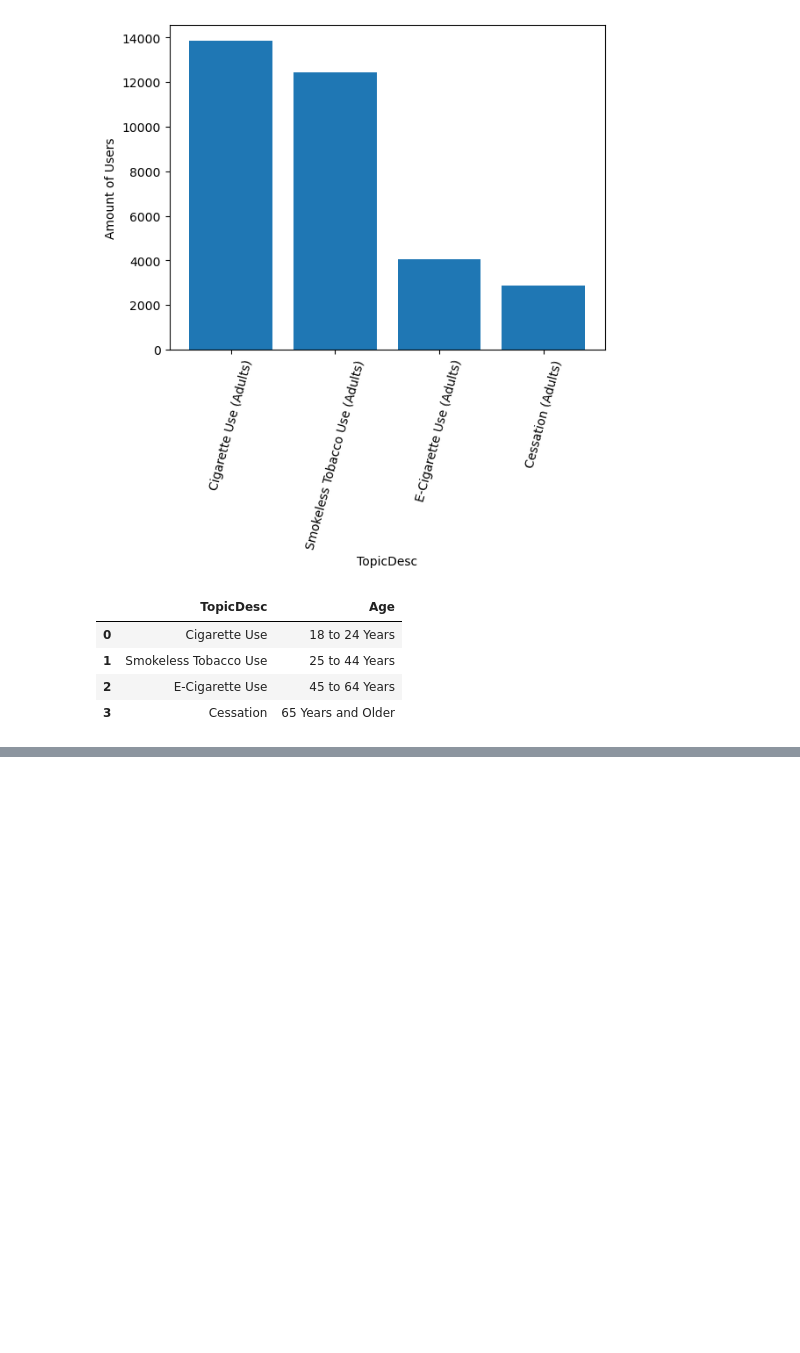
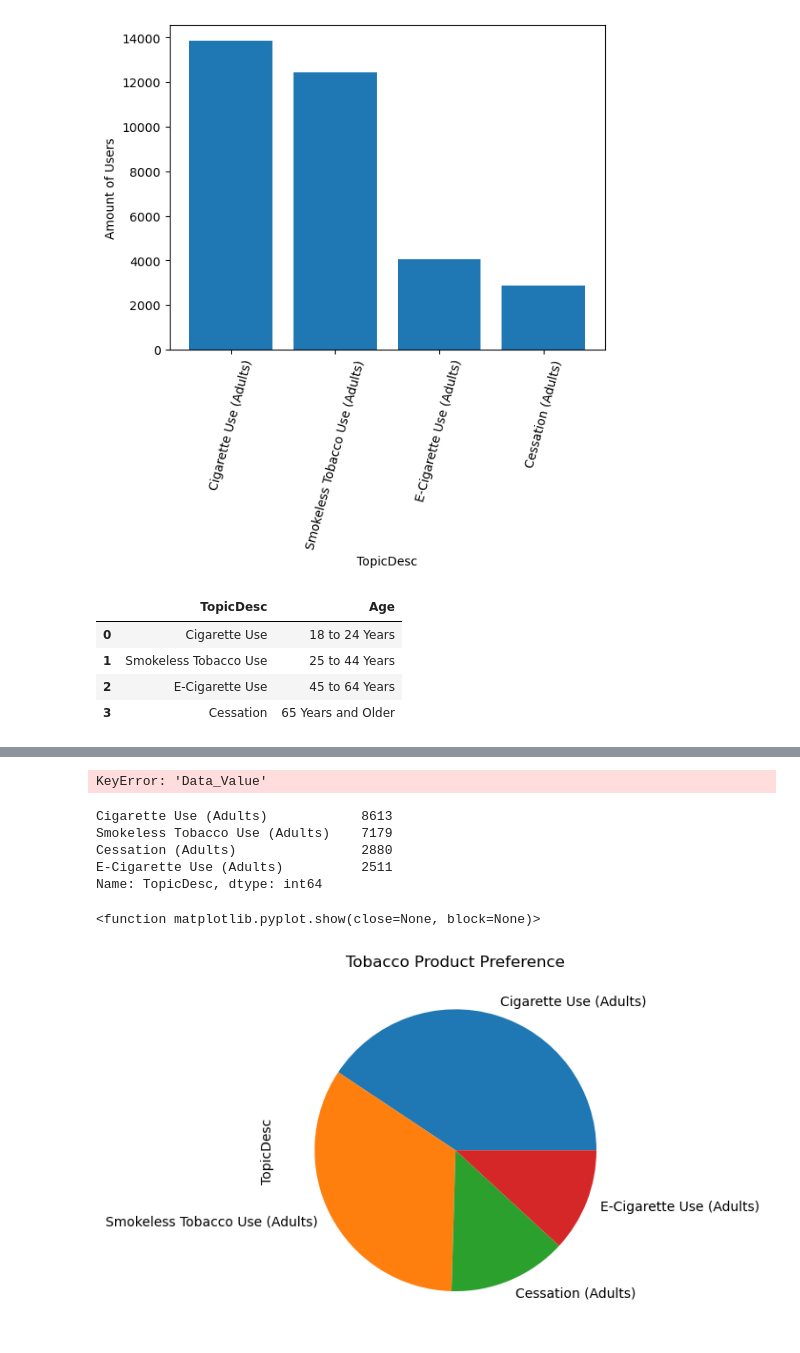
Before and after one commit to nickmille96/Project-1, a Jupyter notebook: Nickprojectcleaningdata.ipynb, the cells around one changed output, grey strips where cells are left out. Drawn from its saved outputs; the diff is of its cells as text; code cells hidden in the pictures; blank space fills up the shorter version.

```diff
--- a/Nickprojectcleaningdata.ipynb
+++ b/Nickprojectcleaningdata.ipynb
@@ -112,0 +103,32 @@ plt.show
+# %%
+import matplotlib.pyplot as plt
+
+scat_plot= filtered_tobaccodata.groupby(["Data_Value"]).mean()
+plt.scatter(scat_plot["TopicDesc"], scat_plot["Age"])
+plt.xlabel("TopicDesc")
+plt.ylabel("Age")
+plt.show()
+# %% [output]
+KeyError: 'Data_Value'
+# %%
+# Pie Chart showing tobacco preference by all ages
+import matplotlib.pyplot as plt
+
+Allages= clean_tobbaco_to_load[clean_tobbaco_to_load["Age"]=="All Ages"]
+
+#group by tobacco product
+productpref= Allages.groupby("TopicDesc")
+#create pie chart
+productpref=Allages["TopicDesc"].value_counts()
+productpref.plot(kind="pie")
+plt.title("Tobacco Product Preference")
+print(productpref)
+plt.show
+# %% [output]
+Cigarette Use (Adults)            8613
+Smokeless Tobacco Use (Adults)    7179
+Cessation (Adults)                2880
+E-Cigarette Use (Adults)          2511
+Name: TopicDesc, dtype: int64
+<function matplotlib.pyplot.show(close=None, block=None)>
+[figure, added]
```
Also changed, not shown: parts of 16 cells of this notebook.
